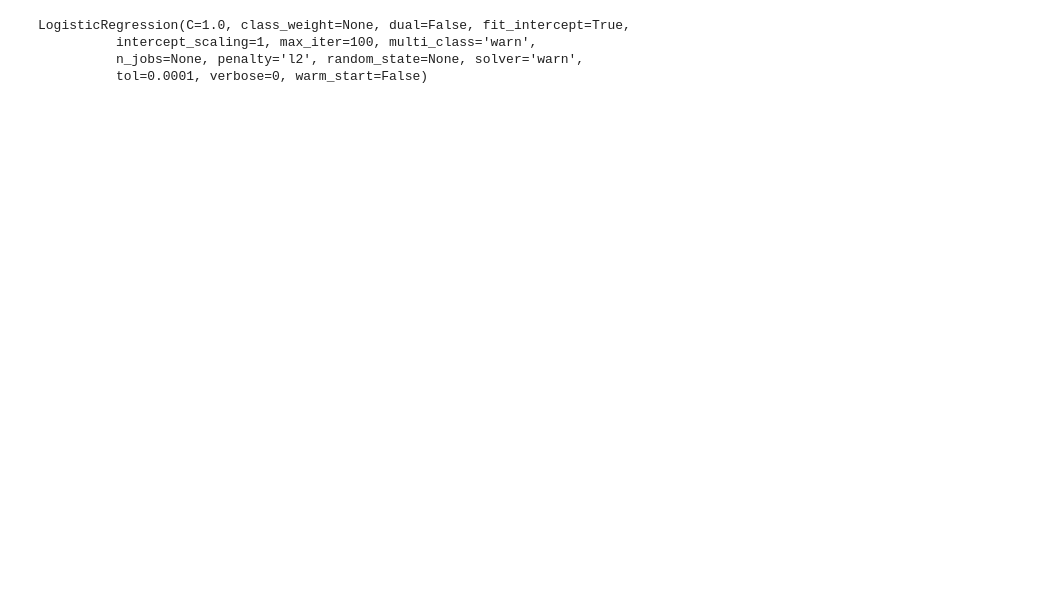
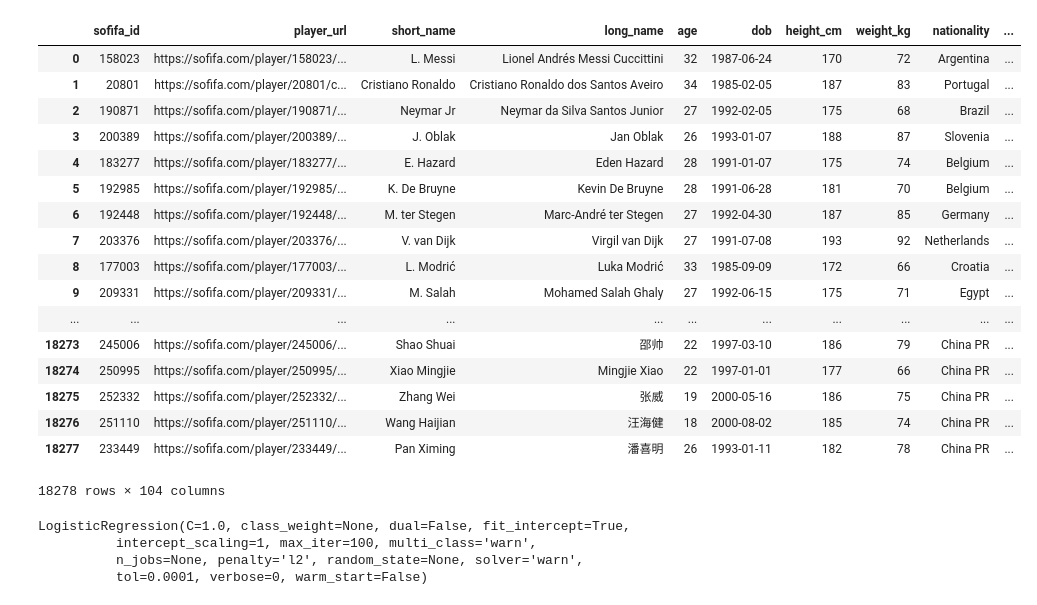
Before and after one commit to yanismiraoui/Predicting_Ligue_1, a Jupyter notebook: Test ligue 1.ipynb, the cells around one changed output. Drawn from its saved outputs; the diff is of its cells as text; code cells hidden in the pictures; blank space fills up the shorter version.

```diff
--- a/Test ligue 1.ipynb
+++ b/Test ligue 1.ipynb
@@ -27,3 +30,24 @@ print(df_2019)
+# %%
+fifadata
+# %% [output]
+|  | sofifa_id | player_url | short_name | long_name | age | dob | height_cm | weight_kg | nationality | ... |
+| 0 | 158023 | https://sofifa.com/player/158023/... | L. Messi | Lionel Andrés Messi Cuccittini | 32 | 1987-06-24 | 170 | 72 | Argentina | ... |
+| 1 | 20801 | https://sofifa.com/player/20801/c... | Cristiano Ronaldo | Cristiano Ronaldo dos Santos Aveiro | 34 | 1985-02-05 | 187 | 83 | Portugal | ... |
+| 2 | 190871 | https://sofifa.com/player/190871/... | Neymar Jr | Neymar da Silva Santos Junior | 27 | 1992-02-05 | 175 | 68 | Brazil | ... |
+| 3 | 200389 | https://sofifa.com/player/200389/... | J. Oblak | Jan Oblak | 26 | 1993-01-07 | 188 | 87 | Slovenia | ... |
+| 4 | 183277 | https://sofifa.com/player/183277/... | E. Hazard | Eden Hazard | 28 | 1991-01-07 | 175 | 74 | Belgium | ... |
+| 5 | 192985 | https://sofifa.com/player/192985/... | K. De Bruyne | Kevin De Bruyne | 28 | 1991-06-28 | 181 | 70 | Belgium | ... |
+| 6 | 192448 | https://sofifa.com/player/192448/... | M. ter Stegen | Marc-André ter Stegen | 27 | 1992-04-30 | 187 | 85 | Germany | ... |
+| 7 | 203376 | https://sofifa.com/player/203376/... | V. van Dijk | Virgil van Dijk | 27 | 1991-07-08 | 193 | 92 | Netherlands | ... |
+| 8 | 177003 | https://sofifa.com/player/177003/... | L. Modrić | Luka Modrić | 33 | 1985-09-09 | 172 | 66 | Croatia | ... |
+| 9 | 209331 | https://sofifa.com/player/209331/... | M. Salah | Mohamed Salah Ghaly | 27 | 1992-06-15 | 175 | 71 | Egypt | ... |
+| ... | ... | ... | ... | ... | ... | ... | ... | ... | ... | ... |
+| 18273 | 245006 | https://sofifa.com/player/245006/... | Shao Shuai | 邵帅 | 22 | 1997-03-10 | 186 | 79 | China PR | ... |
+| 18274 | 250995 | https://sofifa.com/player/250995/... | Xiao Mingjie | Mingjie Xiao | 22 | 1997-01-01 | 177 | 66 | China PR | ... |
+| 18275 | 252332 | https://sofifa.com/player/252332/... | Zhang Wei | 张威 | 19 | 2000-05-16 | 186 | 75 | China PR | ... |
+| 18276 | 251110 | https://sofifa.com/player/251110/... | Wang Haijian | 汪海健 | 18 | 2000-08-02 | 185 | 74 | China PR | ... |
+| 18277 | 233449 | https://sofifa.com/player/233449/... | Pan Ximing | 潘喜明 | 26 | 1993-01-11 | 182 | 78 | China PR | ... |
+18278 rows × 104 columns
 # %%
 def get_winning_team(row):
     team_1 = row['HomeTeam']
```
Also changed, not shown: parts of 14 cells of this notebook.
